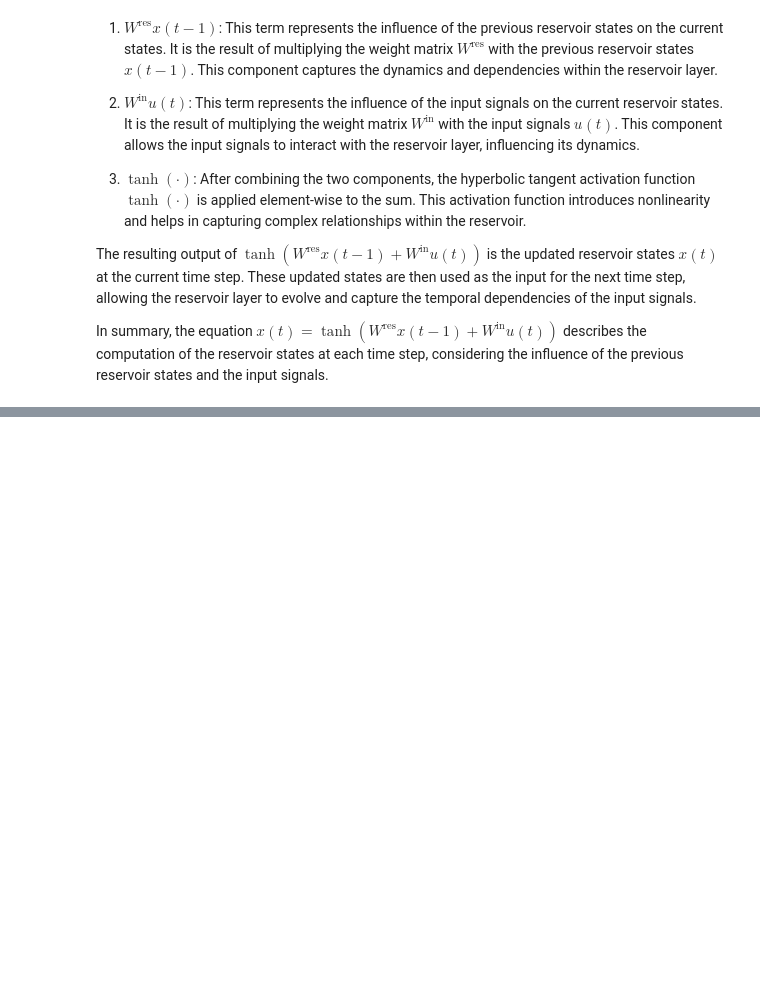
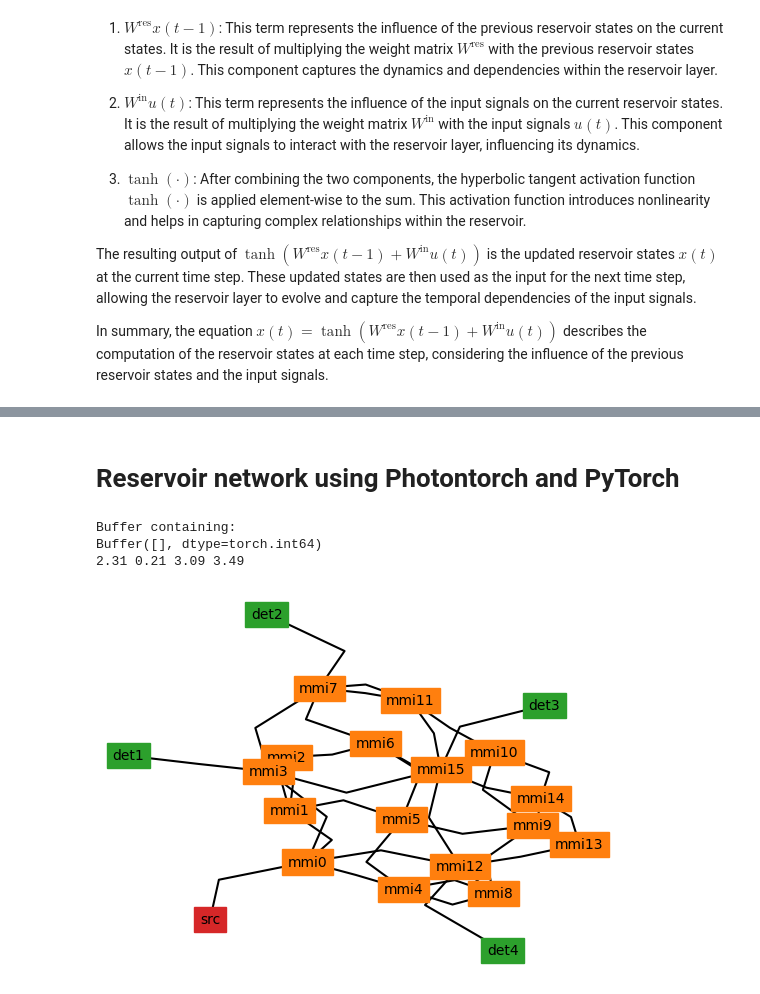
Before and after one commit to halilcuma/reservoir_computing_XOR, a Jupyter notebook: Optical_Reservoir.ipynb, the cells around one changed output, grey strips where cells are left out. Drawn from its saved outputs; the diff is of its cells as text; code cells hidden in the pictures; blank space fills up the shorter version.

```diff
--- a/Optical_Reservoir.ipynb
+++ b/Optical_Reservoir.ipynb
@@ -217,0 +212,2 @@ array([[-0.9685831 ],
+# %% [markdown]
+# Reservoir network using Photontorch and PyTorch
@@ -217,0 +221,76 @@ array([[-0.9685831 ],
+# %%
+class Combiner(pt.Component):
+    def __init__(self, num_inputs, name=None):
+        self.num_inputs = num_inputs
+        self.num_ports = num_inputs + 1
+        pt.Component.__init__(self, name=name)
+    def set_S(self, S):
+        S[0, :, :self.num_inputs, -1] = 1
+        S[0, :, -1, :self.num_inputs] = 1
+
+class AllPassNetwork(pt.Network):
+    def __init__(self):
+        super(AllPassNetwork, self).__init__()
+        self.src = pt.Source() # Input source
+        weights_real = np.random.random((2, 2))
+        weights_imag = np.random.random((2, 2))
+        weights_complex = weights_real + 1j*weights_imag
+        weights=weights_complex
+        self.mmi0 = pt.Mmi(weights=weights_complex,trainable=False)
+        self.mmi1 = pt.Mmi(weights=weights_complex,trainable=False)
+        self.mmi2 = pt.Mmi(weights=weights_complex,trainable=False)
+        self.mmi3 = pt.Mmi(weights=weights,trainable=False)
+        self.mmi4 = pt.Mmi(weights=weights,trainable=False)
+        self.mmi5 = pt.Mmi(weights=weights,trainable=False)
+        self.mmi6 = pt.Mmi(weights=weights,trainable=False)
+        self.mmi7 = pt.Mmi(weights=weights,trainable=False)
+        self.mmi8 = pt.Mmi(weights=weights,trainable=False)
+        self.mmi9 = pt.Mmi(weights=weights,trainable=False)
+        self.mmi10 = pt.Mmi(weights=weights,trainable=False)
+        self.mmi11 = pt.Mmi(weights=weights,trainable=False)
+        self.mmi12 = pt.Mmi(weights=weights,trainable=False)
+        self.mmi13 = pt.Mmi(weights=weights,trainable=False)
+        self.mmi14 = pt.Mmi(weights=weights,trainable=False)
+        self.mmi15 = pt.Mmi(weights=weights,trainable=False)
+
+        self.det1 = pt.Detector() # Output detector
+        self.det2 = pt.Detector() # Output detector
+        self.det3 = pt.Detector() # Output detector
+        self.det4 = pt.Detector()
+
+        self.link('src:0','0:mmi0:2','0:mmi1:2','1:mmi2:3','1:mmi3:2','0:mmi7:2','1:mmi11:3','1:mmi15:2',
+                  '1:mmi14:3','0:mmi13:2','1:mmi12:2','1:mmi8:3','1:mmi4:3','1:mmi0')
+
+        self.link('mmi0:3','0:mmi3')
+        self.link('mmi1:3','0:mmi2')
+        self.link('mmi2:2','0:mmi6')
+        self.link('mmi5:3','1:mmi1')
+        self.link('mmi3:3','0:mmi15')
+        self.link('mmi7:3','0:mmi11')
+        self.link('mmi6:2','1:mmi10')
+        self.link('mmi9:3','1:mmi5')
+        self.link('mmi4:2','0:mmi5:2','1:mmi6:3','1:mmi7')
+        self.link('mmi11:2','0:mmi10:2','0:mmi9:2','0:mmi8')
+        self.link('mmi10:3','0:mmi14:2','1:mmi13:3','1:mmi9')
+        self.link('mmi15:3','0:mmi12:3','0:mmi0')
+        self.link('mmi8:2','0:mmi4')
+
+        self.link('mmi3:3','0:det1')
+        self.link('mmi7:3','0:det2')
+        self.link('mmi15:3','0:det3')
+        self.link('mmi12:3','0:det4')
+
+nw = AllPassNetwork()
+nw.graph()
+print(torch.where(AllPassNetwork().free_ports_at)[0])
+total_time = 15.5e-12 # total time to simulate
+dt = 1e-14 # timestep of the simulation
+time = torch.arange(0, total_time, dt) # time array
+with pt.Environment(t=time):
+    nw(source=1)[-1,0,:,0]
+    print(' '.join(['%.2f'%w for w in nw(source=1)[-1,0,:,0]]))
+# %% [output]
+Buffer containing:
+Buffer([], dtype=torch.int64)
+2.31 0.21 3.09 3.49
+[figure, added]
```
Also changed, not shown: parts of 17 cells of this notebook.
